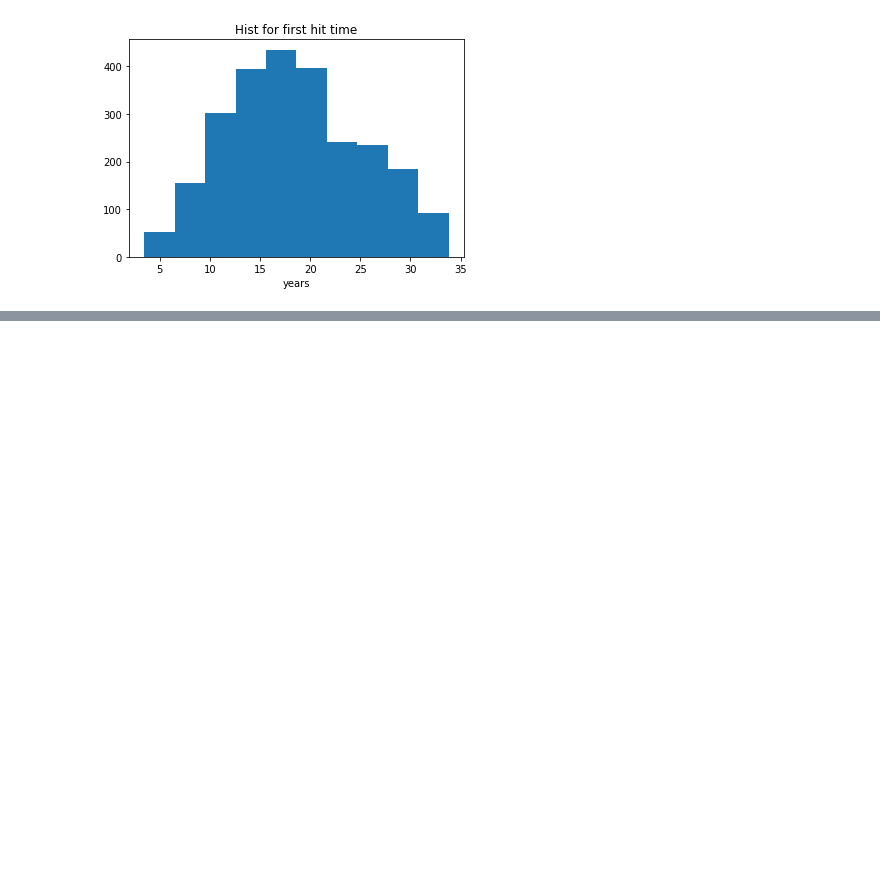
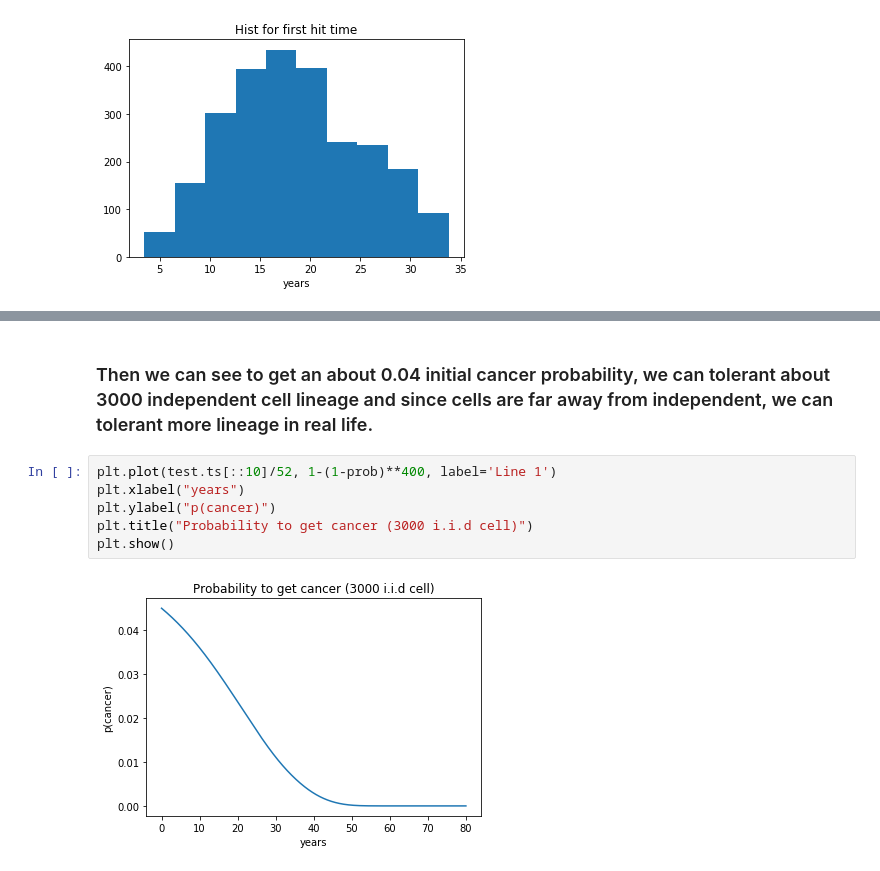
Before and after one commit to bhtang127/cancer, a Jupyter notebook: test_simulate/RandomTime.ipynb, the cells around one changed output, grey strips where cells are left out. Drawn from its saved outputs; the diff is of its cells as text; blank space fills up the shorter version.

```diff
--- a/test_simulate/RandomTime.ipynb
+++ b/test_simulate/RandomTime.ipynb
@@ -111,0 +155,10 @@ plt.show()
+# %% [markdown]
+### Then we can see to get an about 0.04 initial cancer probability, we can tolerant about 3000 independent cell lineage and since cells are far away from independent, we can tolerant more lineage in real life.
+# %%
+plt.plot(test.ts[::10]/52, 1-(1-prob)**400, label='Line 1')
+plt.xlabel("years")
+plt.ylabel("p(cancer)")
+plt.title("Probability to get cancer (3000 i.i.d cell)")
+plt.show()
+# %% [output]
+[figure, added]
```
Also changed, not shown: parts of 16 cells of this notebook, 9 other files.
